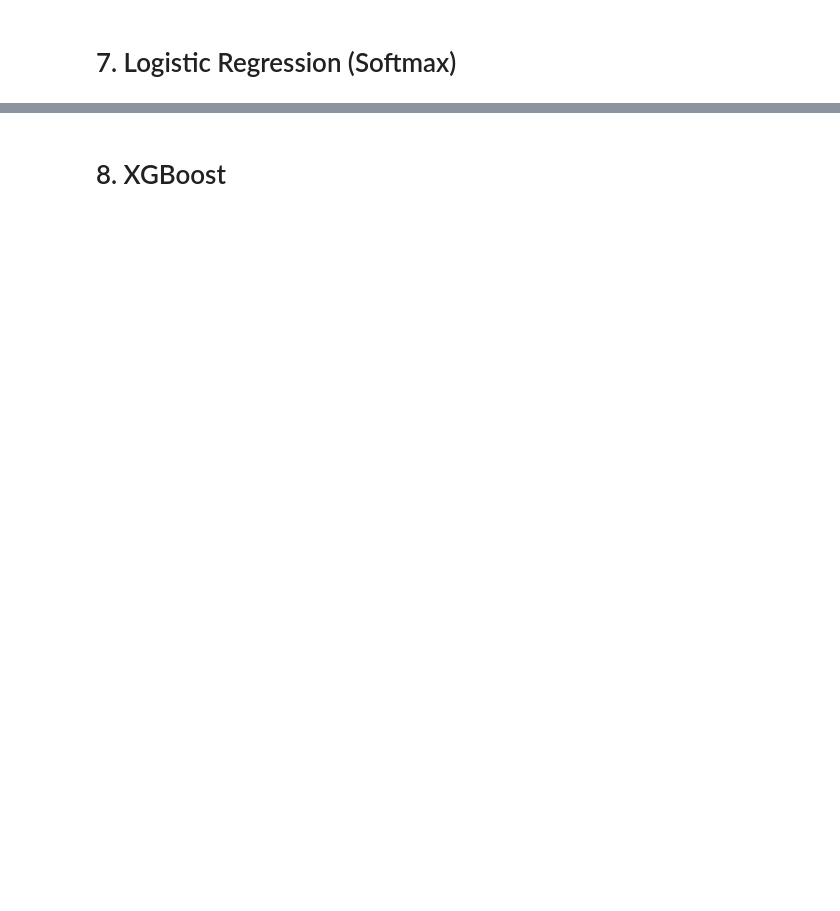
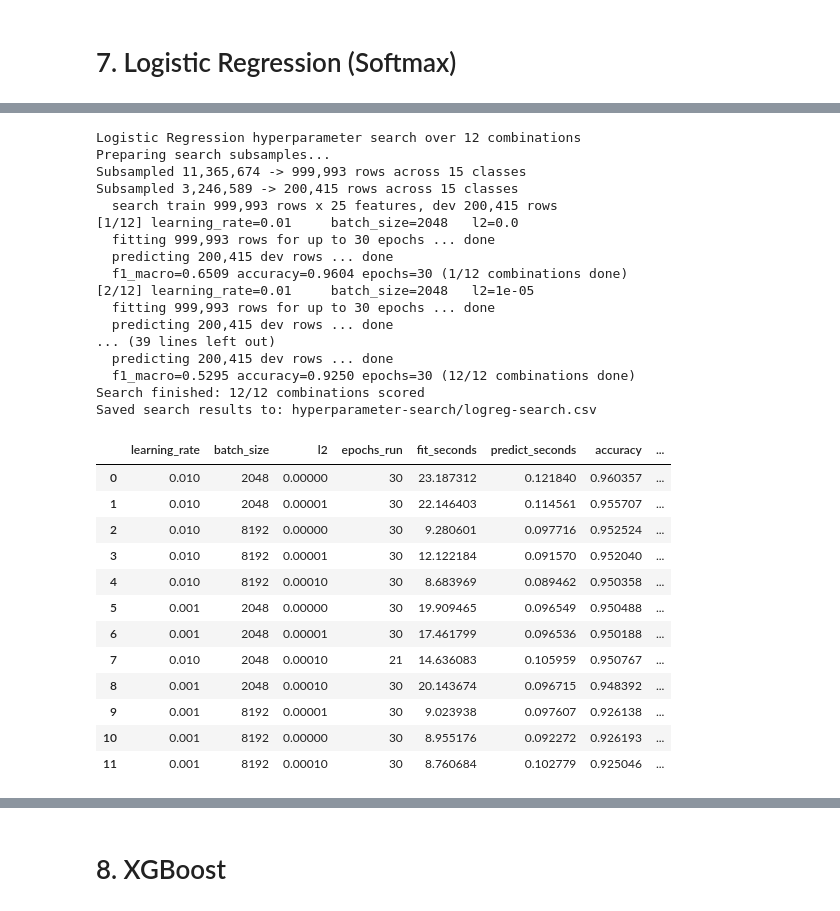
Before and after one commit to JoxNeis/ml-ids, a Jupyter notebook: mlids.ipynb, the cells around one changed output, grey strips where cells are left out. Cells and saved outputs as stored; diff of their text form; code cells hidden in the pictures; blank space fills up the shorter version.

```diff
--- a/mlids.ipynb
+++ b/mlids.ipynb
@@ -2773,0 +2982,4 @@ display(cm)
+# %%
+list_of_learning_rates = [1e-2, 1e-3]
+list_of_batch_sizes = [2048, 8192]
+list_of_l2 = [0.0, 1e-5, 1e-4]
@@ -2773,0 +2996,35 @@ display(cm)
+# %%
+def build_logreg(
+    n_features: int,
+    learning_rate: float,
+    l2: float,
+    n_classes: int = LOGREG_N_CLASSES,
+    random_state: int = LOGREG_RANDOM_STATE,
+) -> keras.Model:
+    """One softmax layer over the input features - no hidden layer, nothing in between.
+
+    `set_random_seed` seeds Python, NumPy and TensorFlow at once, which is what makes
+    the weight initialisation and the per-epoch shuffling order repeatable between
+    runs. Unlike the forest there is no `n_streams` caveat here: the fit is
+    deterministic once the seed is fixed.
+    """
+    keras.utils.set_random_seed(random_state)
+
+    model = keras.Sequential(
+        [
+            keras.Input(shape=(n_features,)),
+            keras.layers.Dense(
+                n_classes,
+                activation="softmax",
+                kernel_regularizer=keras.regularizers.L2(l2) if l2 else None,
+                name="softmax",
+            ),
+        ],
+        name="logistic_regression",
+    )
+    model.compile(
+        optimizer=keras.optimizers.Adam(learning_rate=float(learning_rate)),
+        loss="sparse_categorical_crossentropy",
+        metrics=["accuracy"],
+    )
+    return model
@@ -2773,0 +3169,35 @@ display(cm)
+# %%
+logreg_search_results = search_logreg(train_x, train_y, dev_x, dev_y)
+dump_search_results(logreg_search_results, "logreg-search.csv")
+display(logreg_search_results)
+# %% [output]
+Logistic Regression hyperparameter search over 12 combinations
+Preparing search subsamples...
+Subsampled 11,365,674 -> 999,993 rows across 15 classes
+Subsampled 3,246,589 -> 200,415 rows across 15 classes
+  search train 999,993 rows x 25 features, dev 200,415 rows
+[1/12] learning_rate=0.01     batch_size=2048   l2=0.0
+  fitting 999,993 rows for up to 30 epochs ... done
+  predicting 200,415 dev rows ... done
+  f1_macro=0.6509 accuracy=0.9604 epochs=30 (1/12 combinations done)
+[2/12] learning_rate=0.01     batch_size=2048   l2=1e-05
+  fitting 999,993 rows for up to 30 epochs ... done
+  predicting 200,415 dev rows ... done
+... (39 lines left out)
+  predicting 200,415 dev rows ... done
+  f1_macro=0.5295 accuracy=0.9250 epochs=30 (12/12 combinations done)
+Search finished: 12/12 combinations scored
+Saved search results to: hyperparameter-search/logreg-search.csv
+|  | learning_rate | batch_size | l2 | epochs_run | fit_seconds | predict_seconds | accuracy | ... |
+| 0 | 0.010 | 2048 | 0.00000 | 30 | 23.187312 | 0.121840 | 0.960357 | ... |
+| 1 | 0.010 | 2048 | 0.00001 | 30 | 22.146403 | 0.114561 | 0.955707 | ... |
+| 2 | 0.010 | 8192 | 0.00000 | 30 | 9.280601 | 0.097716 | 0.952524 | ... |
+| 3 | 0.010 | 8192 | 0.00001 | 30 | 12.122184 | 0.091570 | 0.952040 | ... |
+| 4 | 0.010 | 8192 | 0.00010 | 30 | 8.683969 | 0.089462 | 0.950358 | ... |
+| 5 | 0.001 | 2048 | 0.00000 | 30 | 19.909465 | 0.096549 | 0.950488 | ... |
+| 6 | 0.001 | 2048 | 0.00001 | 30 | 17.461799 | 0.096536 | 0.950188 | ... |
+| 7 | 0.010 | 2048 | 0.00010 | 21 | 14.636083 | 0.105959 | 0.950767 | ... |
+| 8 | 0.001 | 2048 | 0.00010 | 30 | 20.143674 | 0.096715 | 0.948392 | ... |
+| 9 | 0.001 | 8192 | 0.00001 | 30 | 9.023938 | 0.097607 | 0.926138 | ... |
+| 10 | 0.001 | 8192 | 0.00000 | 30 | 8.955176 | 0.092272 | 0.926193 | ... |
+| 11 | 0.001 | 8192 | 0.00010 | 30 | 8.760684 | 0.102779 | 0.925046 | ... |
```
Also changed, not shown: parts of 79 cells of this notebook, 2 other files.
